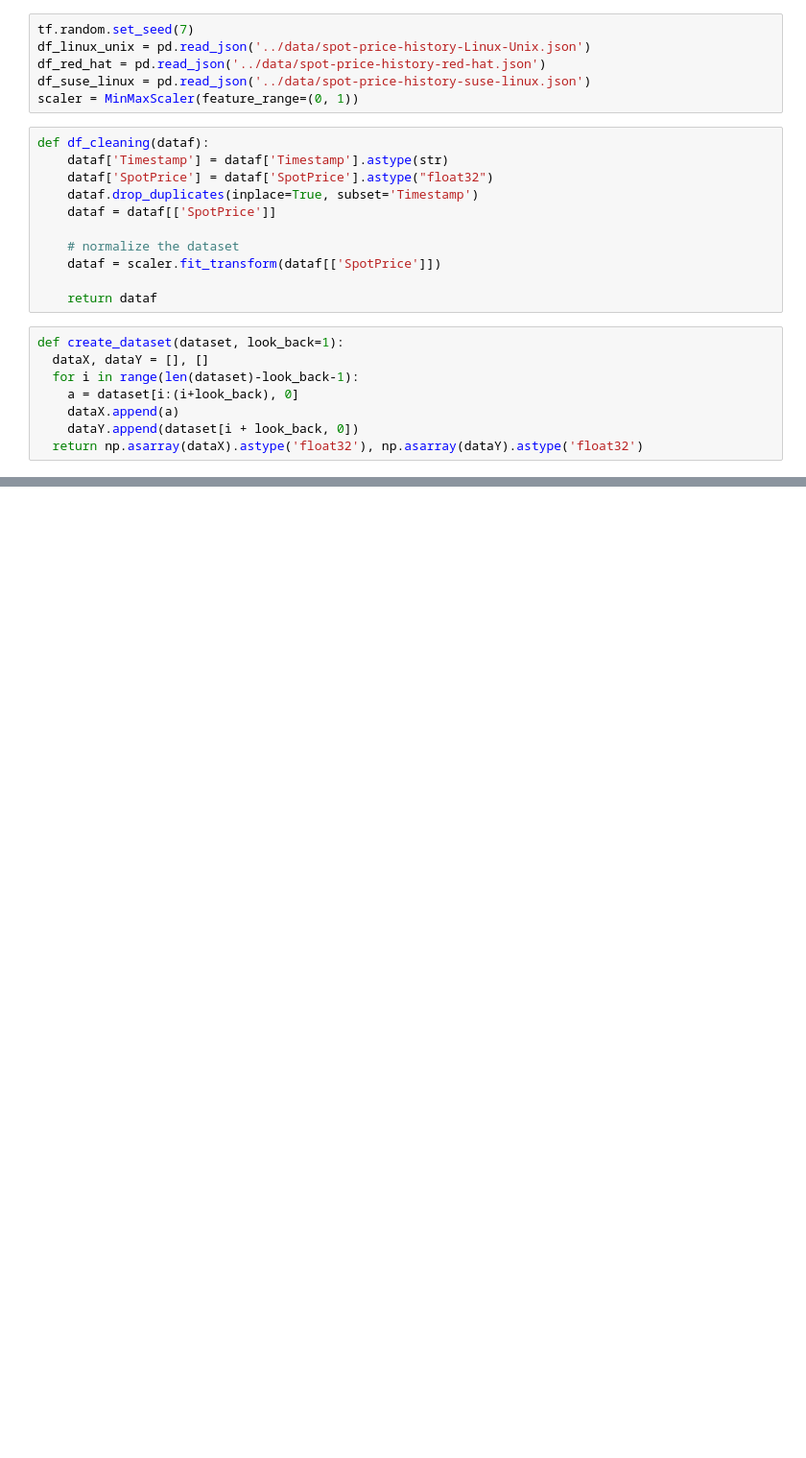
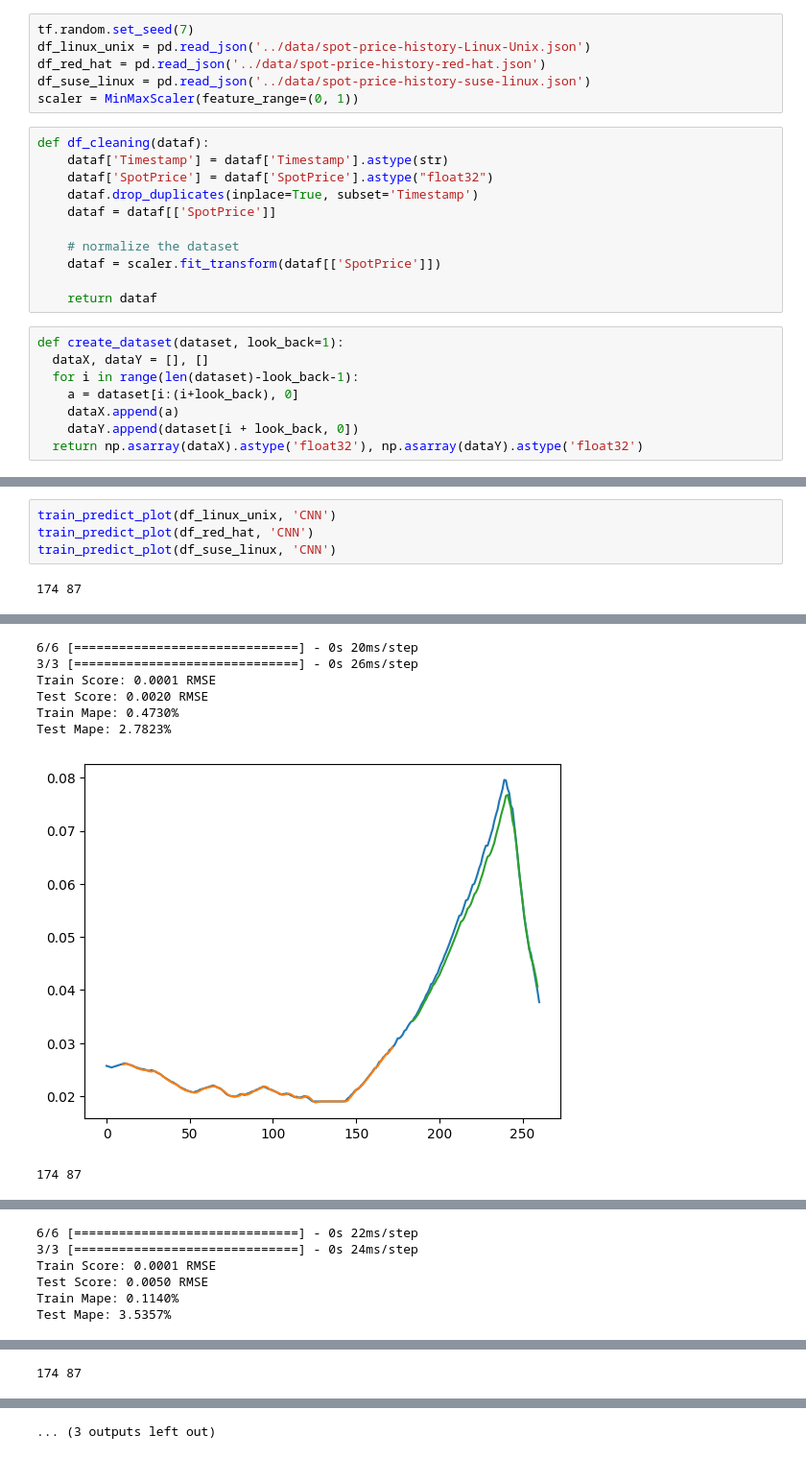
Before and after one commit to sberdine77/LSTM-aws-spot-price, a Jupyter notebook: notebook/LSTM_aws_spot_price.ipynb, the cells around one changed output, grey strips where cells are left out. Shown at 96% size. Drawn from its saved outputs; the diff is of its cells as text; blank space fills up the shorter version.

```diff
--- a/notebook/LSTM_aws_spot_price.ipynb
+++ b/notebook/LSTM_aws_spot_price.ipynb
@@ -253,0 +319,6 @@ Test Mape: 2.5587%
+# %%
+train_predict_plot(df_linux_unix, 'CNN')
+train_predict_plot(df_red_hat, 'CNN')
+train_predict_plot(df_suse_linux, 'CNN')
+# %% [output]
+174 87
@@ -253,0 +328,8 @@ Test Mape: 2.5587%
+6/6 [==============================] - 0s 20ms/step
+3/3 [==============================] - 0s 26ms/step
+Train Score: 0.0001 RMSE
+Test Score: 0.0020 RMSE
+Train Mape: 0.4730%
+Test Mape: 2.7823%
+[figure, added]
+174 87
@@ -253,0 +339,6 @@ Test Mape: 2.5587%
+6/6 [==============================] - 0s 22ms/step
+3/3 [==============================] - 0s 24ms/step
+Train Score: 0.0001 RMSE
+Test Score: 0.0050 RMSE
+Train Mape: 0.1140%
+Test Mape: 3.5357%
@@ -253,0 +346 @@ Test Mape: 2.5587%
+174 87
@@ -253,0 +349 @@ Test Mape: 2.5587%
+... (3 outputs left out)
```
Also changed, not shown: parts of 9 cells of this notebook, 1 other file.
